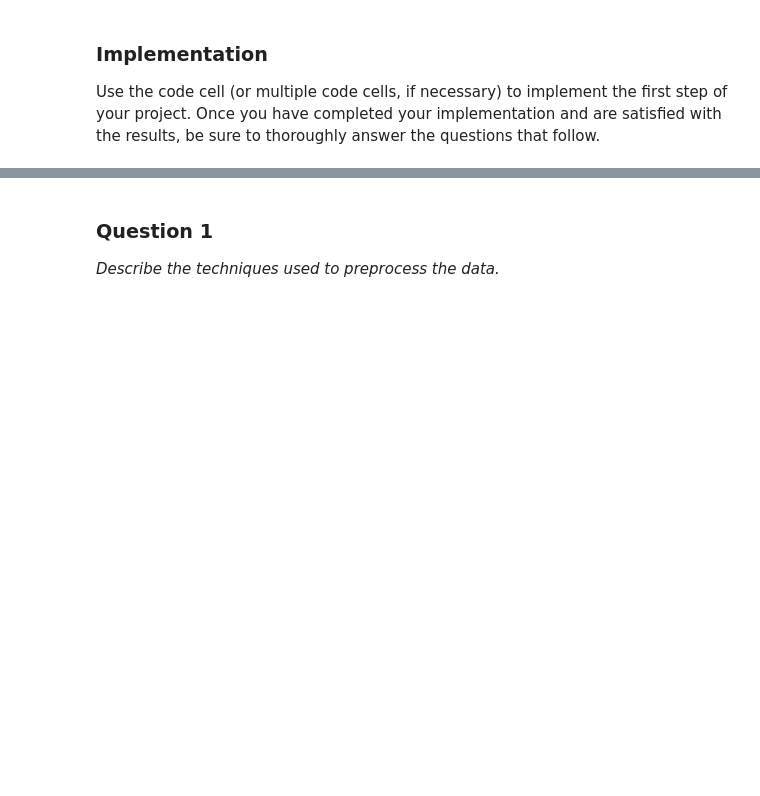
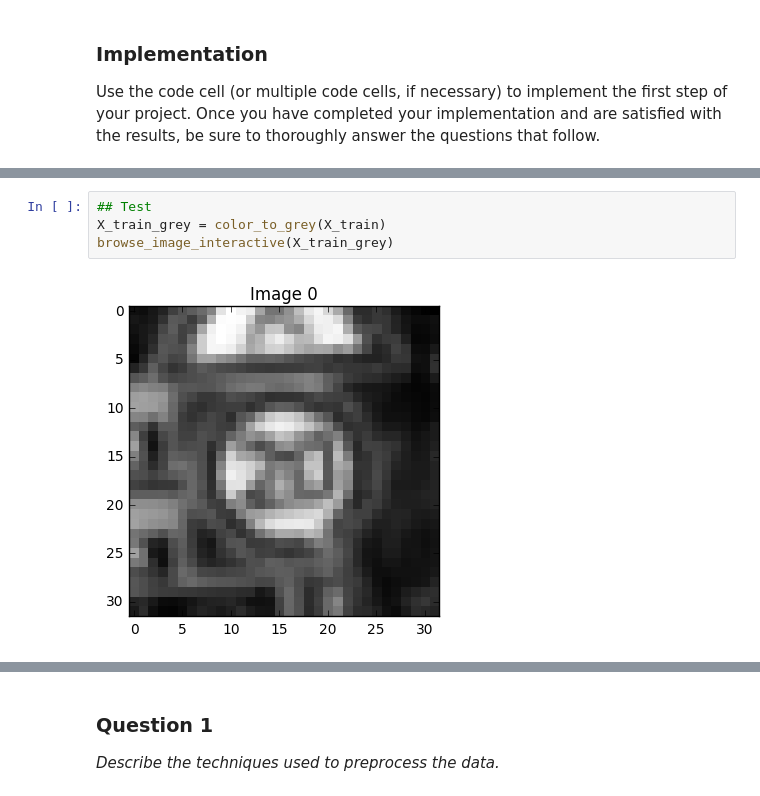
Before and after one commit to kunfengchen/carnd-p2, a Jupyter notebook: Traffic_Signs_Recognition.ipynb, the cells around one changed output, grey strips where cells are left out. Saved outputs shown, nothing was run; the diff lists cells and outputs as text; blank space fills up the shorter version.

```diff
--- a/Traffic_Signs_Recognition.ipynb
+++ b/Traffic_Signs_Recognition.ipynb
@@ -128,0 +189,6 @@ Use the code cell (or multiple code cells, if necessary) to implement the first
+# %%
+## Test
+X_train_grey = color_to_grey(X_train)
+browse_image_interactive(X_train_grey)
+# %% [output]
+[figure, added]
```
Also changed, not shown: parts of 7 cells of this notebook.
